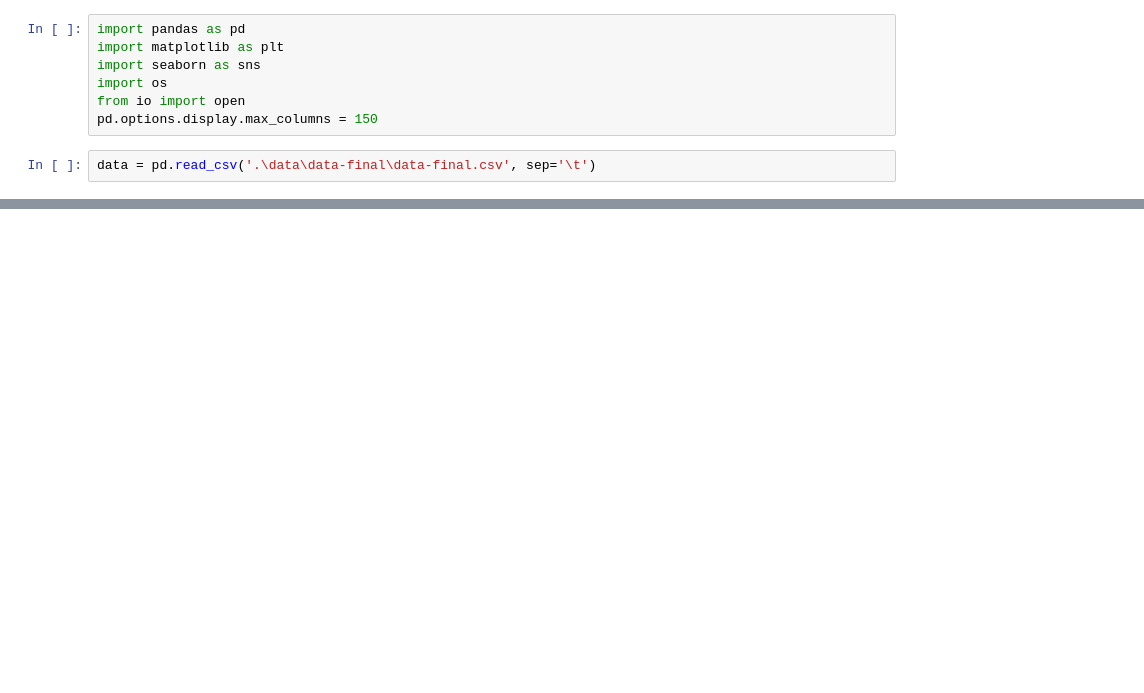
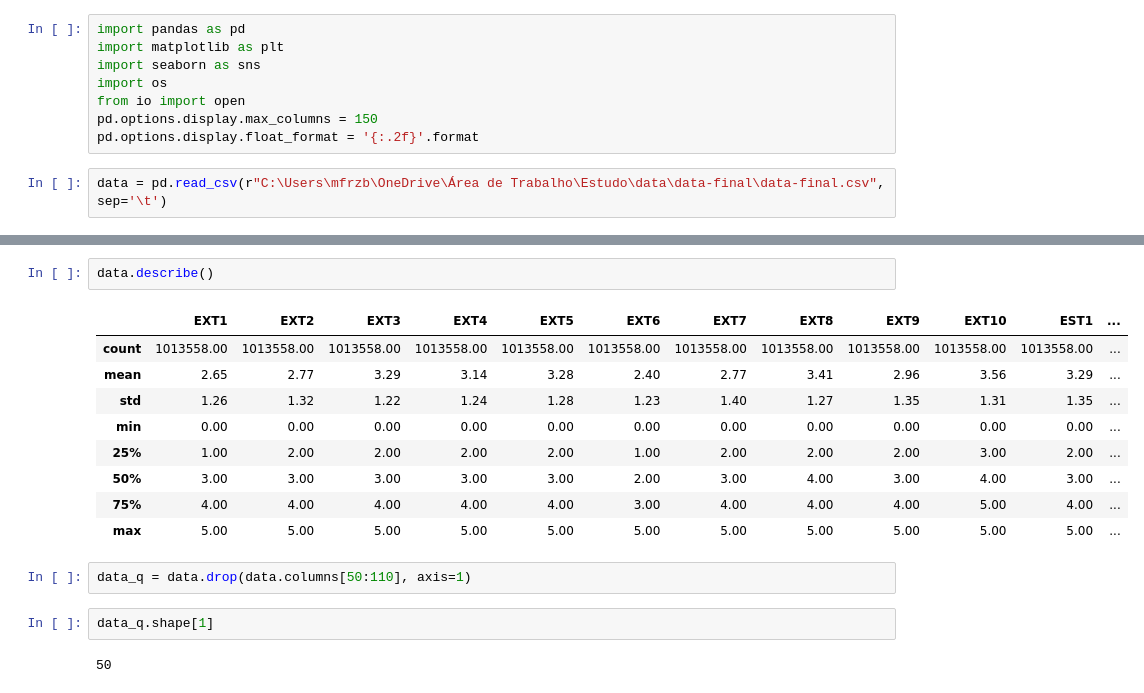
Before and after one commit to felpk/ML_personalities, a Jupyter notebook: data_folder/main.ipynb, the cells around one changed output, grey strips where cells are left out. Drawn from its saved outputs; the diff is of its cells as text; blank space fills up the shorter version.

Commit message:
feat: pre-processing and fitted data in ML algorhitm

```diff
--- a/data_folder/main.ipynb
+++ b/data_folder/main.ipynb
@@ -5,5 +5,6 @@ import seaborn as sns
 import os
 from io import open
 pd.options.display.max_columns = 150
+pd.options.display.float_format = '{:.2f}'.format
 # %%
-data = pd.read_csv('.\data\data-final\data-final.csv', sep='\t')
+data = pd.read_csv(r"C:\Users\mfrzb\OneDrive\Área de Trabalho\Estudo\data\data-final\data-final.csv", sep='\t')
@@ -11,0 +20,18 @@ FileNotFoundError: [Errno 2] No such file or directory: '.\\data\\data-final\\da
+# %%
+data.describe()
+# %% [output]
+|  | EXT1 | EXT2 | EXT3 | EXT4 | EXT5 | EXT6 | EXT7 | EXT8 | EXT9 | EXT10 | EST1 | ... |
+| count | 1013558.00 | 1013558.00 | 1013558.00 | 1013558.00 | 1013558.00 | 1013558.00 | 1013558.00 | 1013558.00 | 1013558.00 | 1013558.00 | 1013558.00 | ... |
+| mean | 2.65 | 2.77 | 3.29 | 3.14 | 3.28 | 2.40 | 2.77 | 3.41 | 2.96 | 3.56 | 3.29 | ... |
+| std | 1.26 | 1.32 | 1.22 | 1.24 | 1.28 | 1.23 | 1.40 | 1.27 | 1.35 | 1.31 | 1.35 | ... |
+| min | 0.00 | 0.00 | 0.00 | 0.00 | 0.00 | 0.00 | 0.00 | 0.00 | 0.00 | 0.00 | 0.00 | ... |
+| 25% | 1.00 | 2.00 | 2.00 | 2.00 | 2.00 | 1.00 | 2.00 | 2.00 | 2.00 | 3.00 | 2.00 | ... |
+| 50% | 3.00 | 3.00 | 3.00 | 3.00 | 3.00 | 2.00 | 3.00 | 4.00 | 3.00 | 4.00 | 3.00 | ... |
+| 75% | 4.00 | 4.00 | 4.00 | 4.00 | 4.00 | 3.00 | 4.00 | 4.00 | 4.00 | 5.00 | 4.00 | ... |
+| max | 5.00 | 5.00 | 5.00 | 5.00 | 5.00 | 5.00 | 5.00 | 5.00 | 5.00 | 5.00 | 5.00 | ... |
+# %%
+data_q = data.drop(data.columns[50:110], axis=1)
+# %%
+data_q.shape[1]
+# %% [output]
+50
```
Also changed, not shown: parts of 16 cells of this notebook.
